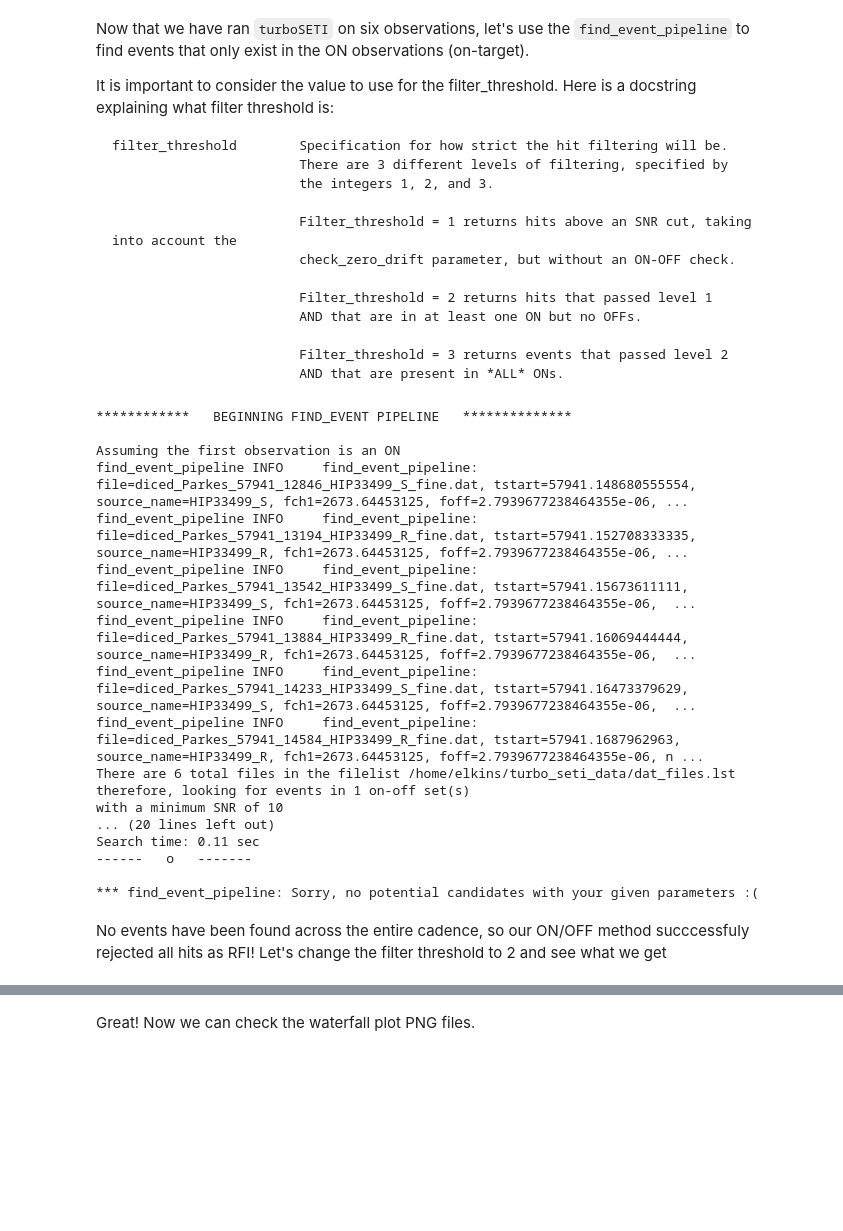
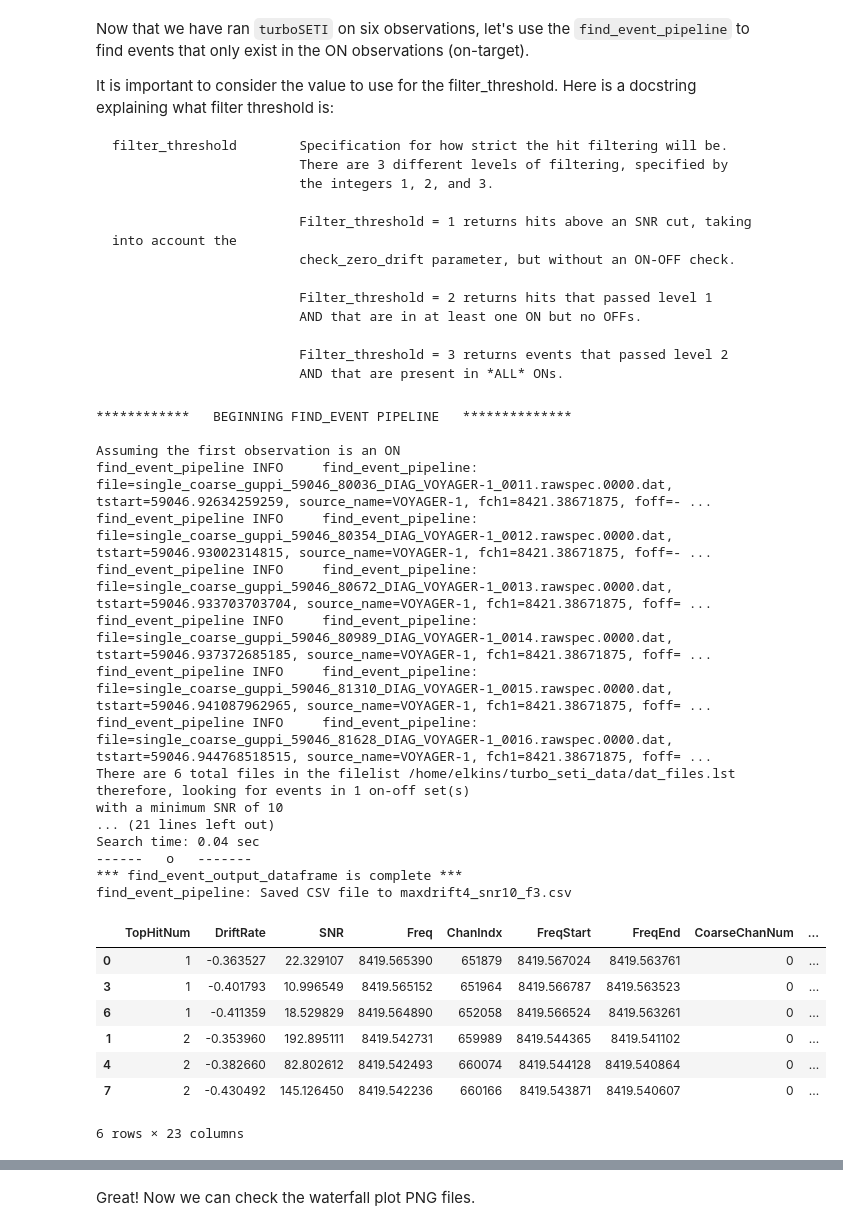
Before and after one commit to UCBerkeleySETI/turbo_seti, a Jupyter notebook: tutorial/tutorial_2.ipynb, the cells around one changed output, grey strips where cells are left out. Saved outputs shown, nothing was run; the diff lists cells and outputs as text; code cells hidden in the pictures; blank space fills up the shorter version.

```diff
--- a/tutorial/tutorial_2.ipynb
+++ b/tutorial/tutorial_2.ipynb
@@ -152,43 +133,44 @@ filter_threshold        Specification for how strict the hit filtering will be.
 # %%
 from turbo_seti.find_event.find_event_pipeline import find_event_pipeline
 
 # A list of all the .dat files that turboSETI produced
-dat_list = [DATADIR + 'diced_Parkes_57941_12846_HIP33499_S_fine.dat',
-            DATADIR + 'diced_Parkes_57941_13194_HIP33499_R_fine.dat',
-            DATADIR + 'diced_Parkes_57941_13542_HIP33499_S_fine.dat',
-            DATADIR + 'diced_Parkes_57941_13884_HIP33499_R_fine.dat',
-            DATADIR + 'diced_Parkes_57941_14233_HIP33499_S_fine.dat',
-            DATADIR + 'diced_Parkes_57941_14584_HIP33499_R_fine.dat']
+dat_list = sorted(glob.glob(DATADIR + '*.dat'))
 
 # This writes the dat files into a .lst, as required by the find_event_pipeline
 with open(DATADIR + 'dat_files.lst', 'w') as f:
     for item in dat_list:
         f.write("%s\n" % item)
 
 PATH_CSVF = 'maxdrift4_snr10_f3.csv'
 find_event_pipeline(DATADIR + 'dat_files.lst',
                     filter_threshold = 3, # Using the strictest filter threshold value.
                     number_in_cadence = len(dat_list),
                     user_validation=False,
                     saving=True, # Save the CSV file of events.
                     csv_name=PATH_CSVF)
 # %% [output]
 ************   BEGINNING FIND_EVENT PIPELINE   **************
 
 Assuming the first observation is an ON
-find_event_pipeline INFO     find_event_pipeline: file=diced_Parkes_57941_12846_HIP33499_S_fine.dat, tstart=57941.148680555554, source_name=HIP33499_S, fch1=2673.64453125, foff=2.7939677238464355e-06, ...
-find_event_pipeline INFO     find_event_pipeline: file=diced_Parkes_57941_13194_HIP33499_R_fine.dat, tstart=57941.152708333335, source_name=HIP33499_R, fch1=2673.64453125, foff=2.7939677238464355e-06, ...
-find_event_pipeline INFO     find_event_pipeline: file=diced_Parkes_57941_13542_HIP33499_S_fine.dat, tstart=57941.15673611111, source_name=HIP33499_S, fch1=2673.64453125, foff=2.7939677238464355e-06,  ...
-find_event_pipeline INFO     find_event_pipeline: file=diced_Parkes_57941_13884_HIP33499_R_fine.dat, tstart=57941.16069444444, source_name=HIP33499_R, fch1=2673.64453125, foff=2.7939677238464355e-06,  ...
-find_event_pipeline INFO     find_event_pipeline: file=diced_Parkes_57941_14233_HIP33499_S_fine.dat, tstart=57941.16473379629, source_name=HIP33499_S, fch1=2673.64453125, foff=2.7939677238464355e-06,  ...
-find_event_pipeline INFO     find_event_pipeline: file=diced_Parkes_57941_14584_HIP33499_R_fine.dat, tstart=57941.1687962963, source_name=HIP33499_R, fch1=2673.64453125, foff=2.7939677238464355e-06, n ...
+find_event_pipeline INFO     find_event_pipeline: file=single_coarse_guppi_59046_80036_DIAG_VOYAGER-1_0011.rawspec.0000.dat, tstart=59046.92634259259, source_name=VOYAGER-1, fch1=8421.38671875, foff=- ...
+find_event_pipeline INFO     find_event_pipeline: file=single_coarse_guppi_59046_80354_DIAG_VOYAGER-1_0012.rawspec.0000.dat, tstart=59046.93002314815, source_name=VOYAGER-1, fch1=8421.38671875, foff=- ...
+find_event_pipeline INFO     find_event_pipeline: file=single_coarse_guppi_59046_80672_DIAG_VOYAGER-1_0013.rawspec.0000.dat, tstart=59046.933703703704, source_name=VOYAGER-1, fch1=8421.38671875, foff= ...
+find_event_pipeline INFO     find_event_pipeline: file=single_coarse_guppi_59046_80989_DIAG_VOYAGER-1_0014.rawspec.0000.dat, tstart=59046.937372685185, source_name=VOYAGER-1, fch1=8421.38671875, foff= ...
+find_event_pipeline INFO     find_event_pipeline: file=single_coarse_guppi_59046_81310_DIAG_VOYAGER-1_0015.rawspec.0000.dat, tstart=59046.941087962965, source_name=VOYAGER-1, fch1=8421.38671875, foff= ...
+find_event_pipeline INFO     find_event_pipeline: file=single_coarse_guppi_59046_81628_DIAG_VOYAGER-1_0016.rawspec.0000.dat, tstart=59046.944768518515, source_name=VOYAGER-1, fch1=8421.38671875, foff= ...
 There are 6 total files in the filelist /home/elkins/turbo_seti_data/dat_files.lst
 therefore, looking for events in 1 on-off set(s)
 with a minimum SNR of 10
-... (20 lines left out)
-Search time: 0.11 sec
+... (21 lines left out)
+Search time: 0.04 sec
 ------   o   -------
-
-*** find_event_pipeline: Sorry, no potential candidates with your given parameters :(
+*** find_event_output_dataframe is complete ***
+find_event_pipeline: Saved CSV file to maxdrift4_snr10_f3.csv
+|  | TopHitNum | DriftRate | SNR | Freq | ChanIndx | FreqStart | FreqEnd | CoarseChanNum | ... |
+| 0 | 1 | -0.363527 | 22.329107 | 8419.565390 | 651879 | 8419.567024 | 8419.563761 | 0 | ... |
+| 3 | 1 | -0.401793 | 10.996549 | 8419.565152 | 651964 | 8419.566787 | 8419.563523 | 0 | ... |
+| 6 | 1 | -0.411359 | 18.529829 | 8419.564890 | 652058 | 8419.566524 | 8419.563261 | 0 | ... |
+| 1 | 2 | -0.353960 | 192.895111 | 8419.542731 | 659989 | 8419.544365 | 8419.541102 | 0 | ... |
+| 4 | 2 | -0.382660 | 82.802612 | 8419.542493 | 660074 | 8419.544128 | 8419.540864 | 0 | ... |
+| 7 | 2 | -0.430492 | 145.126450 | 8419.542236 | 660166 | 8419.543871 | 8419.540607 | 0 | ... |
+6 rows × 23 columns
-# %% [markdown]
-No events have been found across the entire cadence, so our ON/OFF method succcessfuly rejected all hits as RFI! Let's change the filter threshold to 2 and see what we get
```
Also changed, not shown: parts of 8 cells of this notebook, 1 other file.
